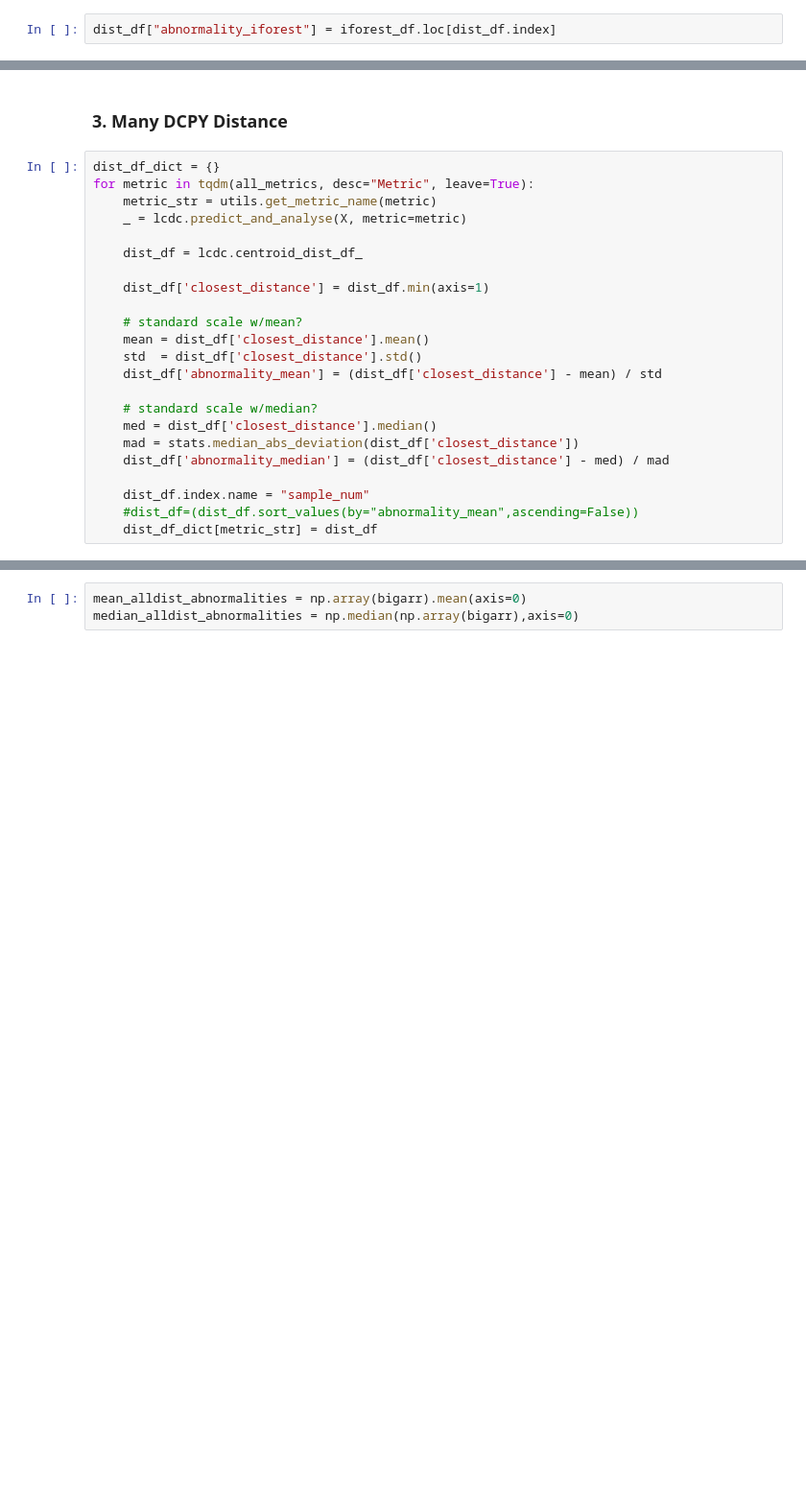
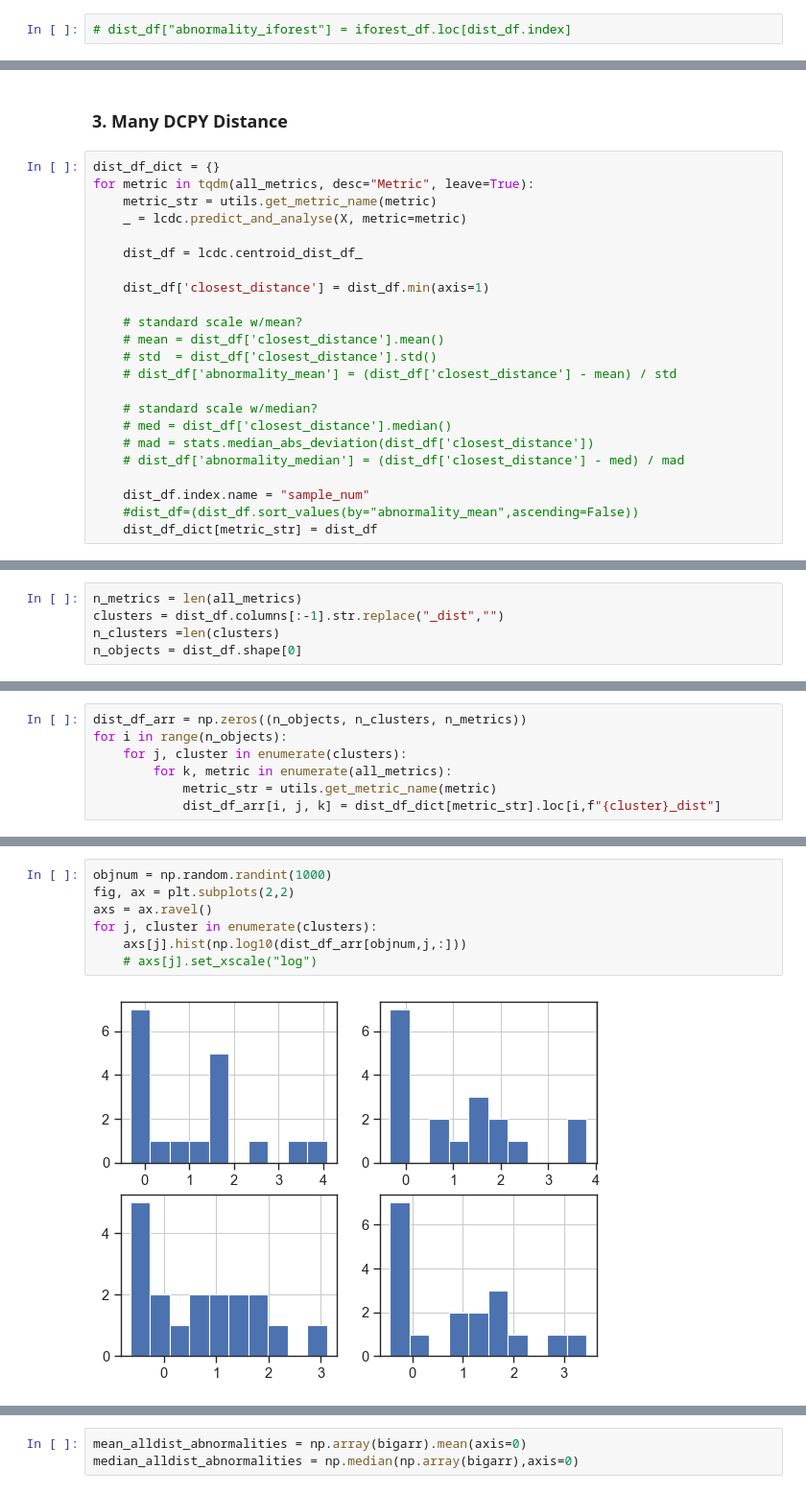
Before and after one commit to sidchaini/DistanceAnomalies, a Jupyter notebook: 03. distances features eda/03c. dcpy outliers.ipynb, the cells around one changed output, grey strips where cells are left out. Shown: that part at 96% size. Saved outputs shown, nothing was run; the diff lists cells and outputs as text; blank space fills up the shorter version.

```diff
--- a/03. distances features eda/03c. dcpy outliers.ipynb
+++ b/03. distances features eda/03c. dcpy outliers.ipynb
@@ -158,3 +156,3 @@ plt.show()
 # %%
-dist_df["abnormality_iforest"] = iforest_df.loc[dist_df.index]
+# dist_df["abnormality_iforest"] = iforest_df.loc[dist_df.index]
 # %%
@@ -206,14 +189,14 @@ for metric in tqdm(all_metrics, desc="Metric", leave=True):
     dist_df['closest_distance'] = dist_df.min(axis=1)
 
     # standard scale w/mean?
-    mean = dist_df['closest_distance'].mean()
-    std  = dist_df['closest_distance'].std()
-    dist_df['abnormality_mean'] = (dist_df['closest_distance'] - mean) / std
+    # mean = dist_df['closest_distance'].mean()
+    # std  = dist_df['closest_distance'].std()
+    # dist_df['abnormality_mean'] = (dist_df['closest_distance'] - mean) / std
 
     # standard scale w/median?
-    med = dist_df['closest_distance'].median()
-    mad = stats.median_abs_deviation(dist_df['closest_distance'])
-    dist_df['abnormality_median'] = (dist_df['closest_distance'] - med) / mad
+    # med = dist_df['closest_distance'].median()
+    # mad = stats.median_abs_deviation(dist_df['closest_distance'])
+    # dist_df['abnormality_median'] = (dist_df['closest_distance'] - med) / mad
 
     dist_df.index.name = "sample_num"
     #dist_df=(dist_df.sort_values(by="abnormality_mean",ascending=False))
@@ -220,0 +207,5 @@ for metric in tqdm(all_metrics, desc="Metric", leave=True):
+# %%
+n_metrics = len(all_metrics)
+clusters = dist_df.columns[:-1].str.replace("_dist","")
+n_clusters =len(clusters)
+n_objects = dist_df.shape[0]
@@ -221 +215,8 @@ for metric in tqdm(all_metrics, desc="Metric", leave=True):
+# %%
+dist_df_arr = np.zeros((n_objects, n_clusters, n_metrics))
+for i in range(n_objects):
+    for j, cluster in enumerate(clusters):
+        for k, metric in enumerate(all_metrics):
+            metric_str = utils.get_metric_name(metric)
+            dist_df_arr[i, j, k] = dist_df_dict[metric_str].loc[i,f"{cluster}_dist"]
 # %%
@@ -225,0 +236,9 @@ for metric in tqdm(all_metrics, desc="Metric", leave=True):
+# %%
+objnum = np.random.randint(1000)
+fig, ax = plt.subplots(2,2)
+axs = ax.ravel()
+for j, cluster in enumerate(clusters):
+    axs[j].hist(np.log10(dist_df_arr[objnum,j,:]))
+    # axs[j].set_xscale("log")
+# %% [output]
+[figure, added]
```
Also changed, not shown: parts of 19 cells of this notebook.
